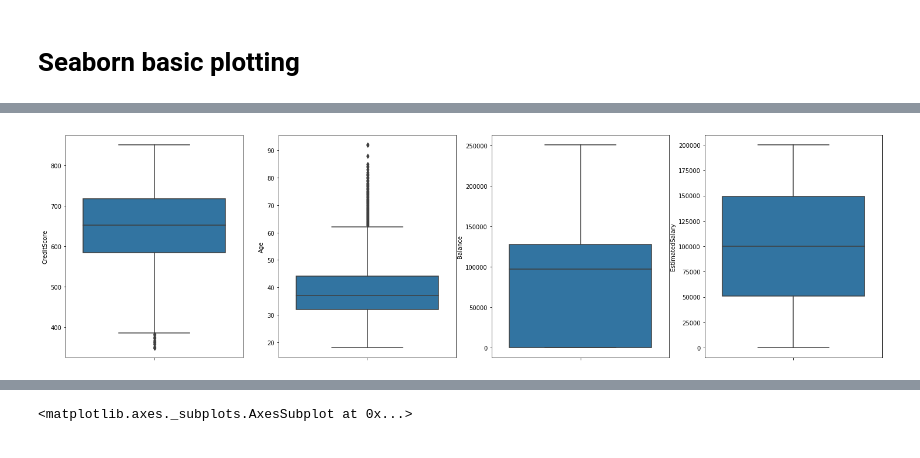
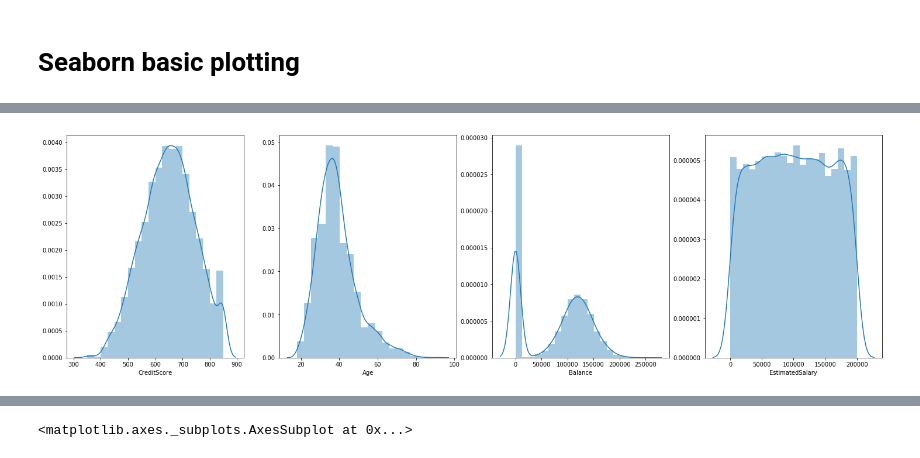
Before and after one commit to luminousmen/python_for_ds, a Jupyter notebook: training_6.ipynb, the cells around one changed output, grey strips where cells are left out. Cells and saved outputs as stored; diff of their text form; code cells hidden in the pictures.

```diff
--- a/training_6.ipynb
+++ b/training_6.ipynb
@@ -139,6 +161,6 @@ import seaborn as sns
 # %%
 _, axes = plt.subplots(nrows=1, ncols=4, figsize=(25, 7))
 for (index, col) in enumerate(['CreditScore', 'Age', 'Balance', 'EstimatedSalary']):
-    sns.boxplot(data=df, y=col, ax=axes[index])
+    sns.distplot(df[col], bins=20, ax=axes[index])
 # %% [output]
-[figure, old version]
+[figure, new version]
```
Also changed, not shown: parts of 75 cells of this notebook, 4 other files.
